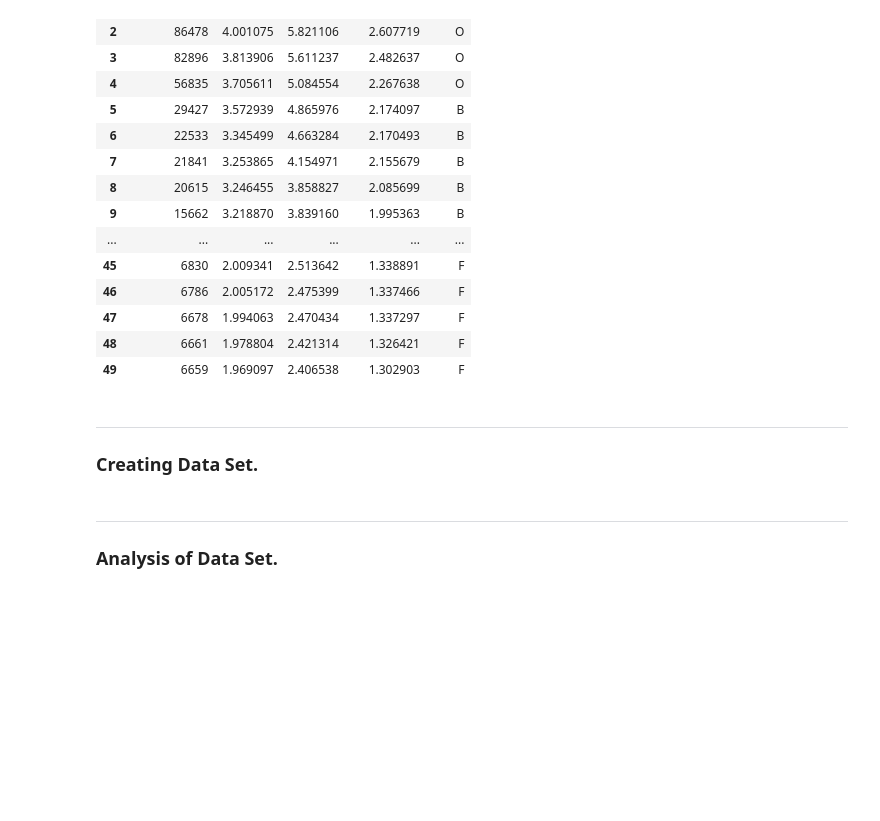
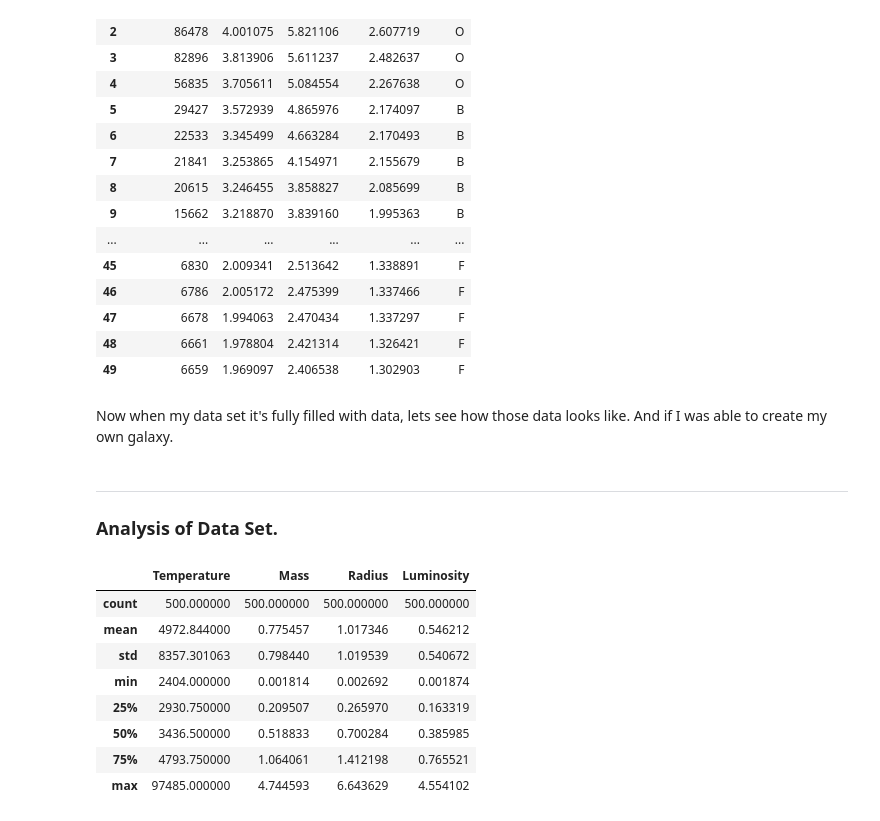
Before and after one commit to DracoNibilis/Stars_Project, a Jupyter notebook: stars_project.ipynb, the cells around one changed output. Drawn from its saved outputs; the diff is of its cells as text; code cells hidden in the pictures; blank space fills up the shorter version.

Commit message:
creating data set

```diff
--- a/stars_project.ipynb
+++ b/stars_project.ipynb
@@ -481,8 +484,20 @@ df.head(50)
 | 48 | 6661 | 1.978804 | 2.421314 | 1.326421 | F |
 | 49 | 6659 | 1.969097 | 2.406538 | 1.302903 | F |
 # %% [markdown]
-***
-### Creating Data Set.
+Now when my data set it's fully filled with data, lets see how those data looks like. And if I was able to create my own galaxy.
 # %% [markdown]
 ***
 ### Analysis of Data Set.
+# %%
+# Check description of the data set.
+df.describe()
+# %% [output]
+|  | Temperature | Mass | Radius | Luminosity |
+| count | 500.000000 | 500.000000 | 500.000000 | 500.000000 |
+| mean | 4972.844000 | 0.775457 | 1.017346 | 0.546212 |
+| std | 8357.301063 | 0.798440 | 1.019539 | 0.540672 |
+| min | 2404.000000 | 0.001814 | 0.002692 | 0.001874 |
+| 25% | 2930.750000 | 0.209507 | 0.265970 | 0.163319 |
+| 50% | 3436.500000 | 0.518833 | 0.700284 | 0.385985 |
+| 75% | 4793.750000 | 1.064061 | 1.412198 | 0.765521 |
+| max | 97485.000000 | 4.744593 | 6.643629 | 4.554102 |
```
Also changed, not shown: parts of 4 cells of this notebook.
